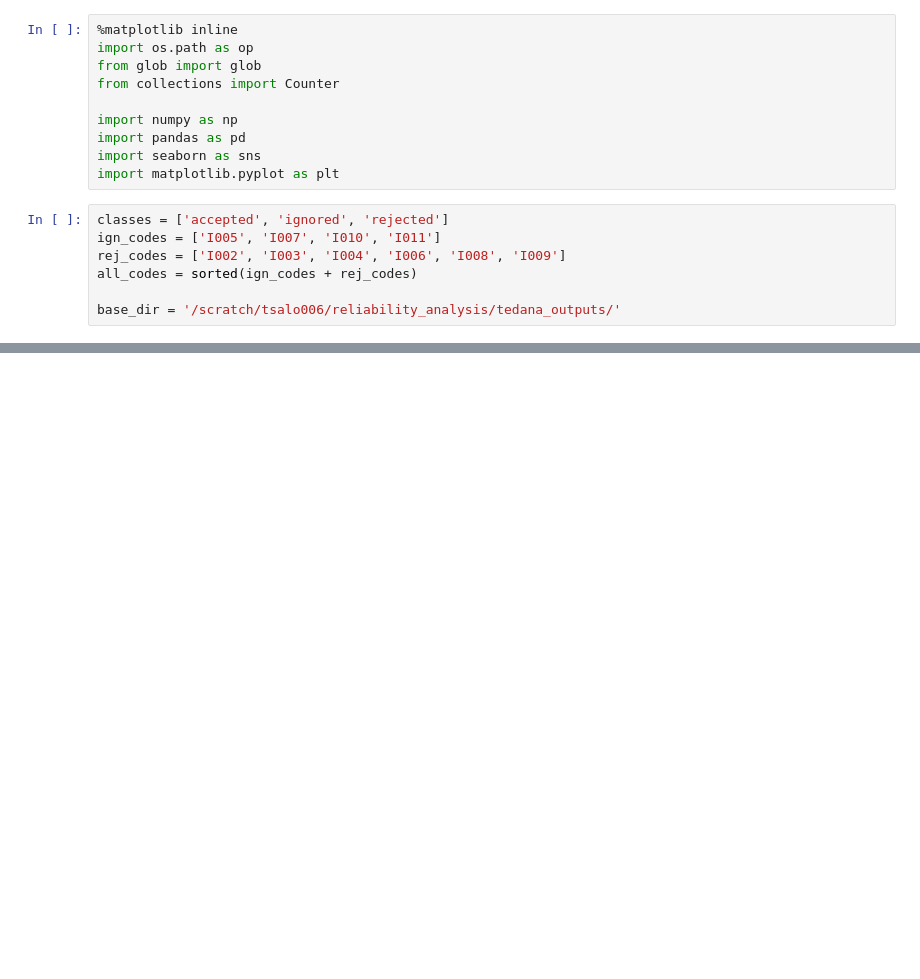
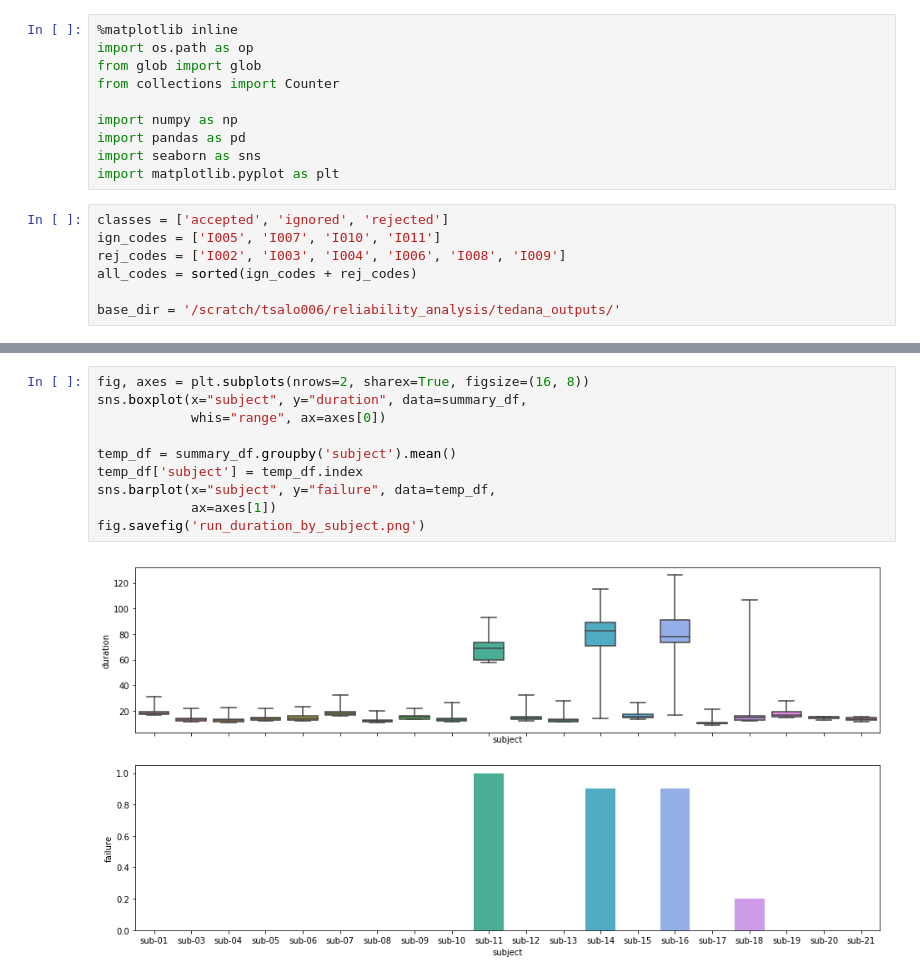
Before and after one commit to ME-ICA/tedana-comparison, a Jupyter notebook: code/demo_reliability_plots.ipynb, the cells around one changed output, grey strips where cells are left out. Saved outputs shown, nothing was run; the diff lists cells and outputs as text; blank space fills up the shorter version.

```diff
--- a/code/demo_reliability_plots.ipynb
+++ b/code/demo_reliability_plots.ipynb
@@ -71,0 +80,12 @@ fig.show()
+# %%
+fig, axes = plt.subplots(nrows=2, sharex=True, figsize=(16, 8))
+sns.boxplot(x="subject", y="duration", data=summary_df,
+            whis="range", ax=axes[0])
+
+temp_df = summary_df.groupby('subject').mean()
+temp_df['subject'] = temp_df.index
+sns.barplot(x="subject", y="failure", data=temp_df,
+            ax=axes[1])
+fig.savefig('run_duration_by_subject.png')
+# %% [output]
+[figure, added]
```
Also changed, not shown: parts of 7 cells of this notebook, 2 other files.
